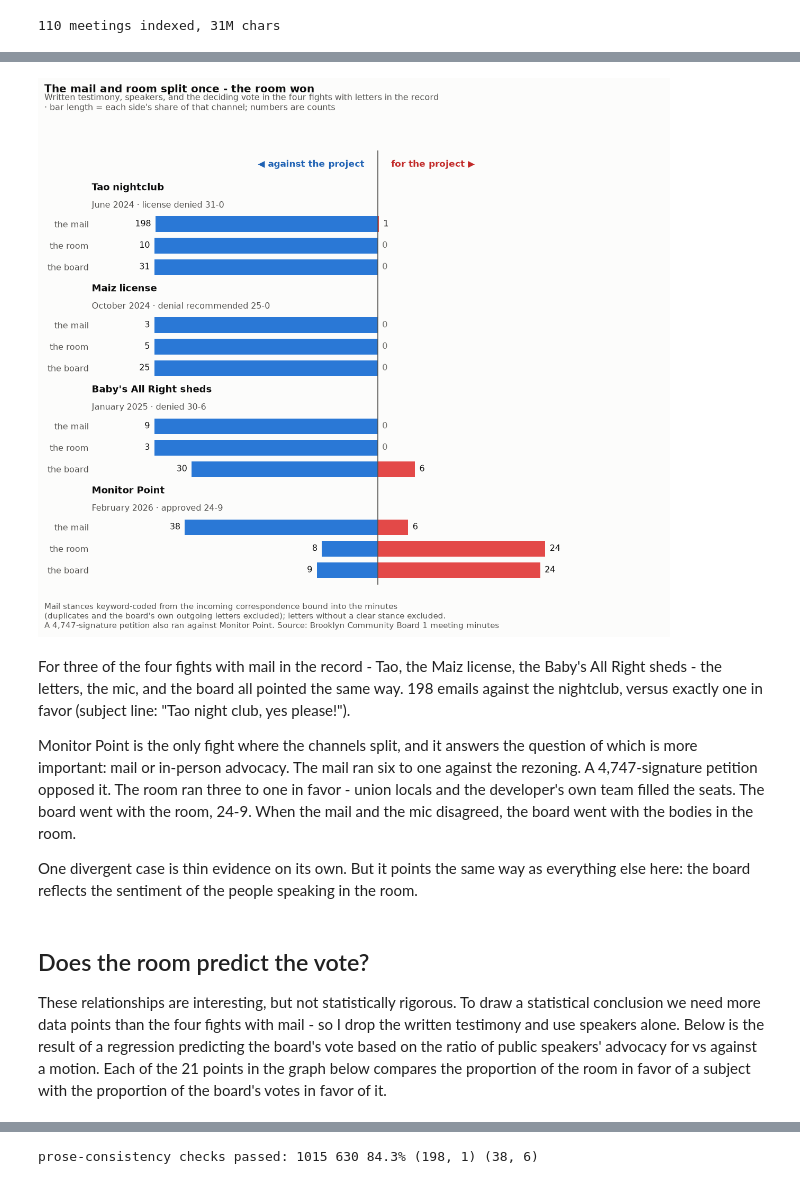
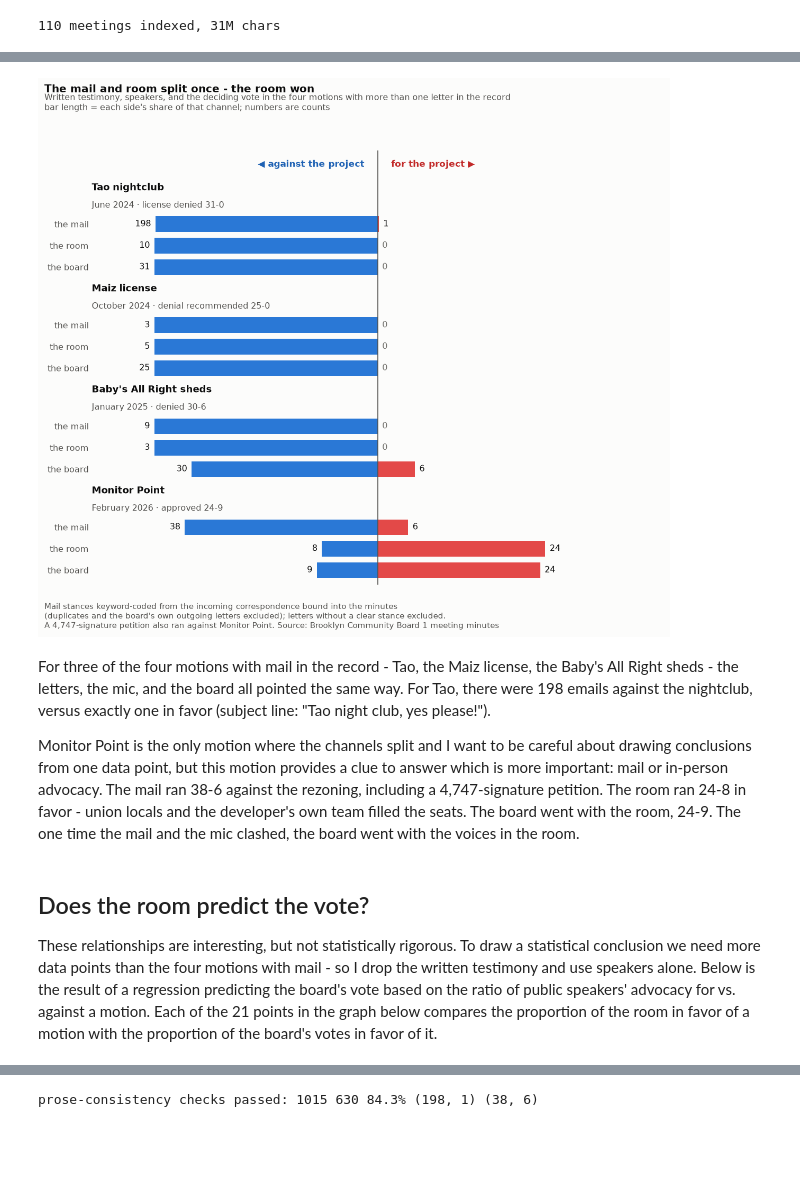
Before and after one commit to blowenstein0/cb1-minutes-analysis, a Jupyter notebook: analysis/blog_v2.ipynb, the cells around one changed output, grey strips where cells are left out. Saved outputs shown, nothing was run; the diff lists cells and outputs as text; code cells hidden in the pictures; blank space fills up the shorter version.

```diff
--- a/analysis/blog_v2.ipynb
+++ b/analysis/blog_v2.ipynb
@@ -344,5 +342,5 @@ The minutes bind 1,015 letters and emails across the 110 meetings. 385 are the b
 # %%
-#| fig-alt: "Diverging bar chart of four fights: Tao nightclub, Maiz license, Baby's All Right sheds, and Monitor Point. Rows show the mail, the room, and the board split for and against each project. Mail runs against in all four (Tao 198-1, Maiz 3-0, sheds 9-0, Monitor Point 38-6); only at Monitor Point does the room run in favor (24-8), and the board lands 24-9 with the room."
+#| fig-alt: "Diverging bar chart of four motions: Tao nightclub, Maiz license, Baby's All Right sheds, and Monitor Point. Rows show the mail, the room, and the board split for and against each project. Mail runs against in all four (Tao 198-1, Maiz 3-0, sheds 9-0, Monitor Point 38-6); only at Monitor Point does the room run in favor (24-8), and the board lands 24-9 with the room."
 # The mail, with direction: take the unique incoming items (parser above),
 # match each to a fight by its header/opening, and use its keyword-coded
 # stance. The stance rules were audited against the source text with an LLM
@@ -388,46 +386,44 @@ for g, (name, sub, (m_ag, m_for), (r_ag, r_for), (b_ag, b_for)) in enumerate(MAI
         y = y0 + 0.72 + row * 0.85
         tot = ag + fr
         ax.barh(y, -ag / tot, height=0.62, color=BLUE)
         ax.barh(y, fr / tot, height=0.62, color=RED)
         ax.annotate(str(ag), (-ag / tot - 0.02, y), ha="right", va="center",
                     fontsize=9.5, color=INK if ag else GRAYTXT)
         ax.annotate(str(fr), (fr / tot + 0.02, y), ha="left", va="center",
                     fontsize=9.5, color=INK if fr else GRAYTXT)
         ys.append(y)
         ylabels.append(("the mail", "the room", "the board")[row])
 ax.axvline(0, color=INK2, lw=1)
 ax.set_yticks(ys, ylabels, fontsize=9.5)
 ax.set_ylim(15.0, -2.2)
 ax.set_xlim(-1.28, 1.28)
 ax.set_xticks([])
 ax.spines[["top", "right", "bottom", "left"]].set_visible(False)
 ax.tick_params(colors=INK2, length=0)
 ax.annotate("◀ against the project", (-0.06, -1.55), ha="right",
             fontsize=10, color=BLUETXT, fontweight="bold")
 ax.annotate("for the project ▶", (0.06, -1.55), ha="left",
             fontsize=10, color=REDTXT, fontweight="bold")
 fig.suptitle("The mail and room split once - the room won",
              fontsize=12, color=INK, x=0.01, ha="left", fontweight="bold")
-fig.text(0.01, 0.925, "Written testimony, speakers, and the deciding vote in the four fights with letters in the record\n"
-         "· bar length = each side's share of that channel; numbers are counts", fontsize=9.5, color=INK2, va="bottom")
+fig.text(0.01, 0.925, "Written testimony, speakers, and the deciding vote in the four motions with more than one letter in the record\n"
+         "bar length = each side's share of that channel; numbers are counts", fontsize=9.5, color=INK2, va="bottom")
 fig.text(0.01, -0.015, "Mail stances keyword-coded from the incoming correspondence bound into the minutes\n"
          "(duplicates and the board's own outgoing letters excluded); letters without a clear stance excluded.\n"
          "A 4,747-signature petition also ran against Monitor Point. " + SRC,
          fontsize=9, color=INK2, va="top")
 fig.tight_layout(rect=[0, 0, 1, 0.91])
 plt.show()
 # %% [output]
-[figure, old version]
+[figure, new version]
 # %% [markdown]
-For three of the four fights with mail in the record - Tao, the Maiz license, the Baby's All Right sheds - the letters, the mic, and the board all pointed the same way. 198 emails against the nightclub, versus exactly one in favor (subject line: "Tao night club, yes please!").
+For three of the four motions with mail in the record - Tao, the Maiz license, the Baby's All Right sheds - the letters, the mic, and the board all pointed the same way. For Tao, there were 198 emails against the nightclub, versus exactly one in favor (subject line: "Tao night club, yes please!").
 
-Monitor Point is the only fight where the channels split, and it answers the question of which is more important: mail or in-person advocacy. The mail ran six to one against the rezoning. A 4,747-signature petition opposed it. The room ran three to one in favor - union locals and the developer's own team filled the seats. The board went with the room, 24-9. When the mail and the mic disagreed, the board went with the bodies in the room.
-
-One divergent case is thin evidence on its own. But it points the same way as everything else here: the board reflects the sentiment of the people speaking in the room.
+Monitor Point is the only motion where the channels split and I want to be careful about drawing conclusions from one data point, but this motion provides a clue to answer which is more important: mail or in-person advocacy. The mail ran 38-6 against the rezoning, including a 4,747-signature petition. The room ran 24-8 in favor - union locals and the developer's own team filled the seats. The board went with the room, 24-9. The one time the mail and the mic clashed, the board went with the voices in the room.
 # %% [markdown]
 ## Does the room predict the vote?
 
-These relationships are interesting, but not statistically rigorous. To draw a statistical conclusion we need more data points than the four fights with mail - so I drop the written testimony and use speakers alone. Below is the result of a regression predicting the board's vote based on the ratio of public speakers' advocacy for vs against a motion. Each of the 21 points in the graph below compares the proportion of the room in favor of a subject with the proportion of the board's votes in favor of it.
+These relationships are interesting, but not statistically rigorous. To draw a statistical conclusion we need more data points than the four motions with mail - so I drop the written testimony and use speakers alone. Below is the result of a regression predicting the board's vote based on the ratio of public speakers' advocacy for vs. against a motion. Each of the 21 points in the graph below compares the proportion of the room in favor of a motion with the proportion of the board's votes in favor of it.
 # %%
 #| fig-alt: "Scatter plot of 21 subjects comparing the share of the room in favor against the share of the board's votes in favor. Points hug the diagonal; a regression curve with a 95 percent confidence band rises from about 11 percent board support when the room is unanimously against to 84 percent when unanimously in favor. River Ring and Bury the Hatchet sit off the line."
 # Widen the net: every case where 3+ speakers took a side on a subject the
```
Also changed, not shown: parts of 11 cells of this notebook, 1 other file.
